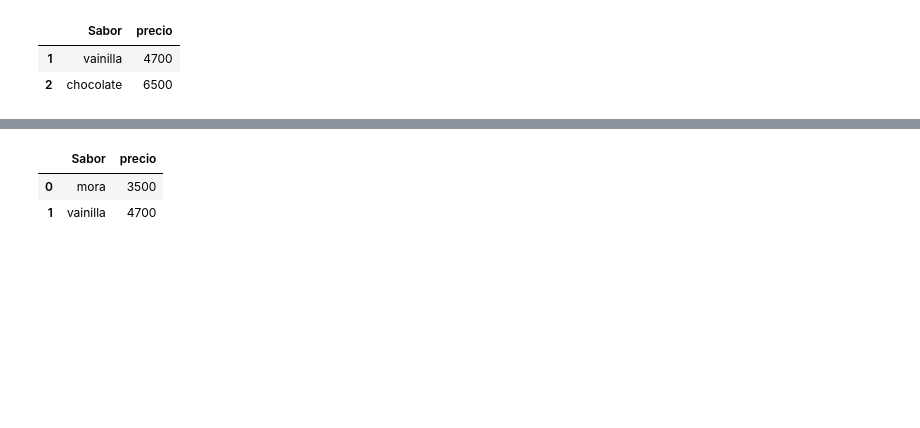
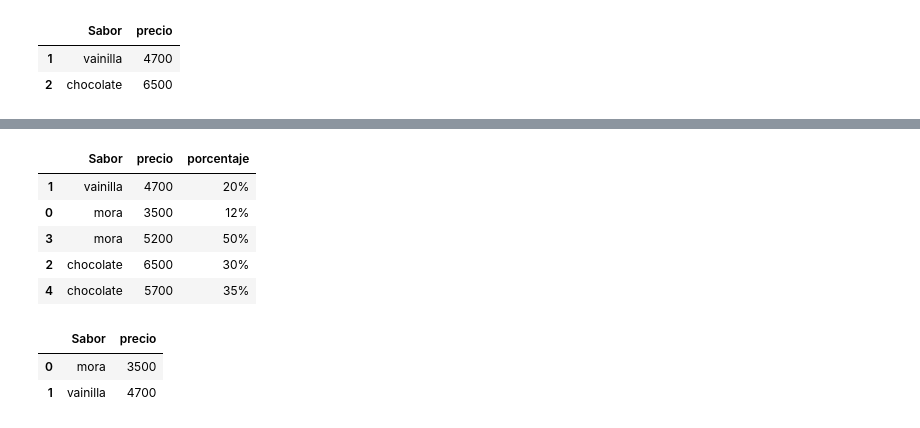
Before and after one commit to Andres0126/ple_intro_github, a Jupyter notebook: Clase #Tablas python.ipynb, the cells around one changed output, grey strips where cells are left out. Saved outputs shown, nothing was run; the diff lists cells and outputs as text; code cells hidden in the pictures; blank space fills up the shorter version.

```diff
--- a/Clase 24-4-25 #Tablas.ipynb
+++ b/Clase #Tablas python.ipynb
@@ -81,3 +92,13 @@ conos.sort_values(by='Sabor', ascending=True)#Organice en orden alfabetico True/
+# %%
+conos.sort_values(by='Sabor', ascending=False) #Organice en orden alfabetico True/False orden la orientación
+#ordena el DataFrame por la columna "Sabor" de forma ascendente (A → Z).
+# %% [output]
+|  | Sabor | precio | porcentaje |
+| 1 | vainilla | 4700 | 20% |
+| 0 | mora | 3500 | 12% |
+| 3 | mora | 5200 | 50% |
+| 2 | chocolate | 6500 | 30% |
+| 4 | chocolate | 5700 | 35% |
 # %%
 conos.head(2) #Veo el comienzo de la estrucutra de arriba hacia abajo
 # %% [output]
```
Also changed, not shown: parts of 5 cells of this notebook, 1 other file.
